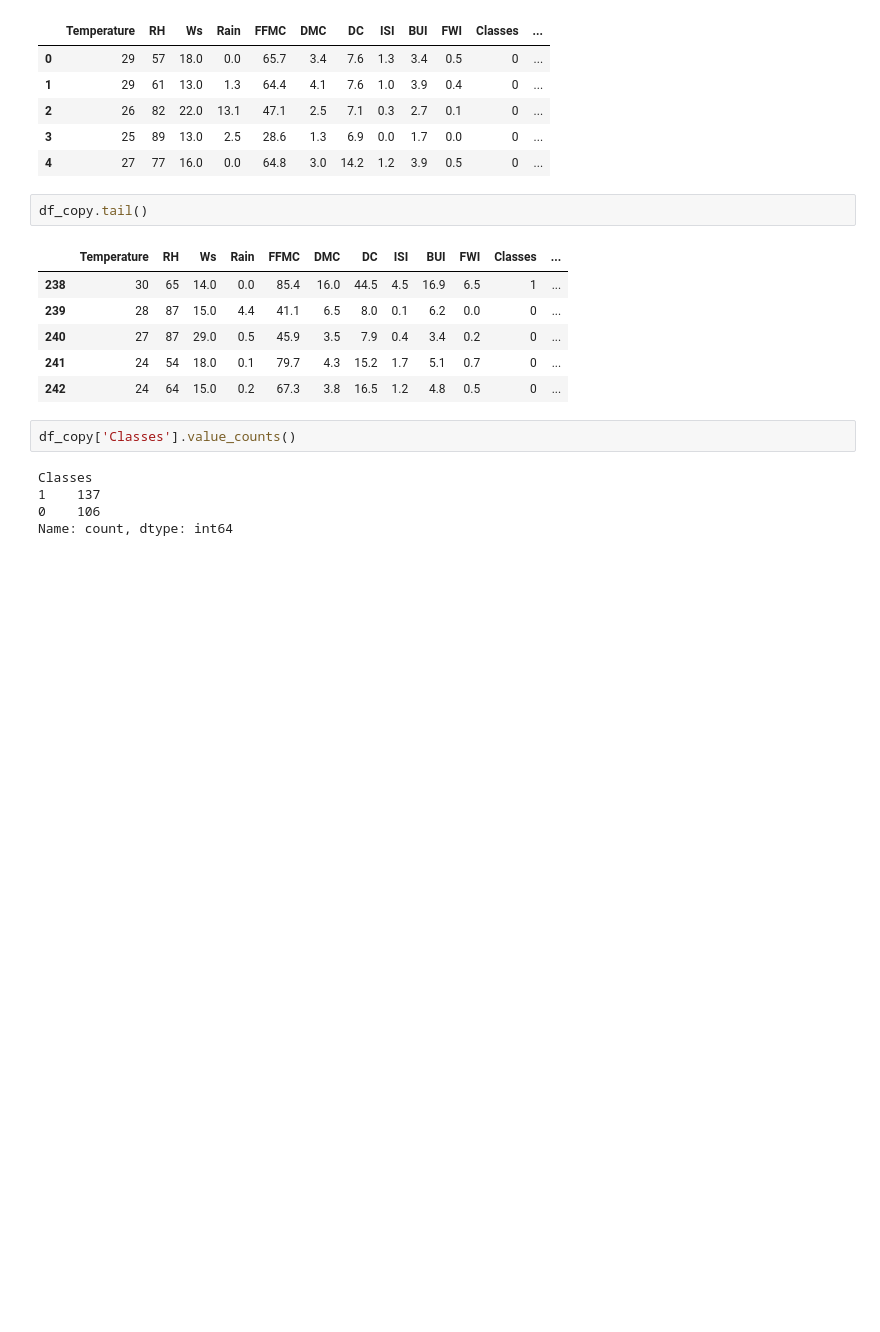
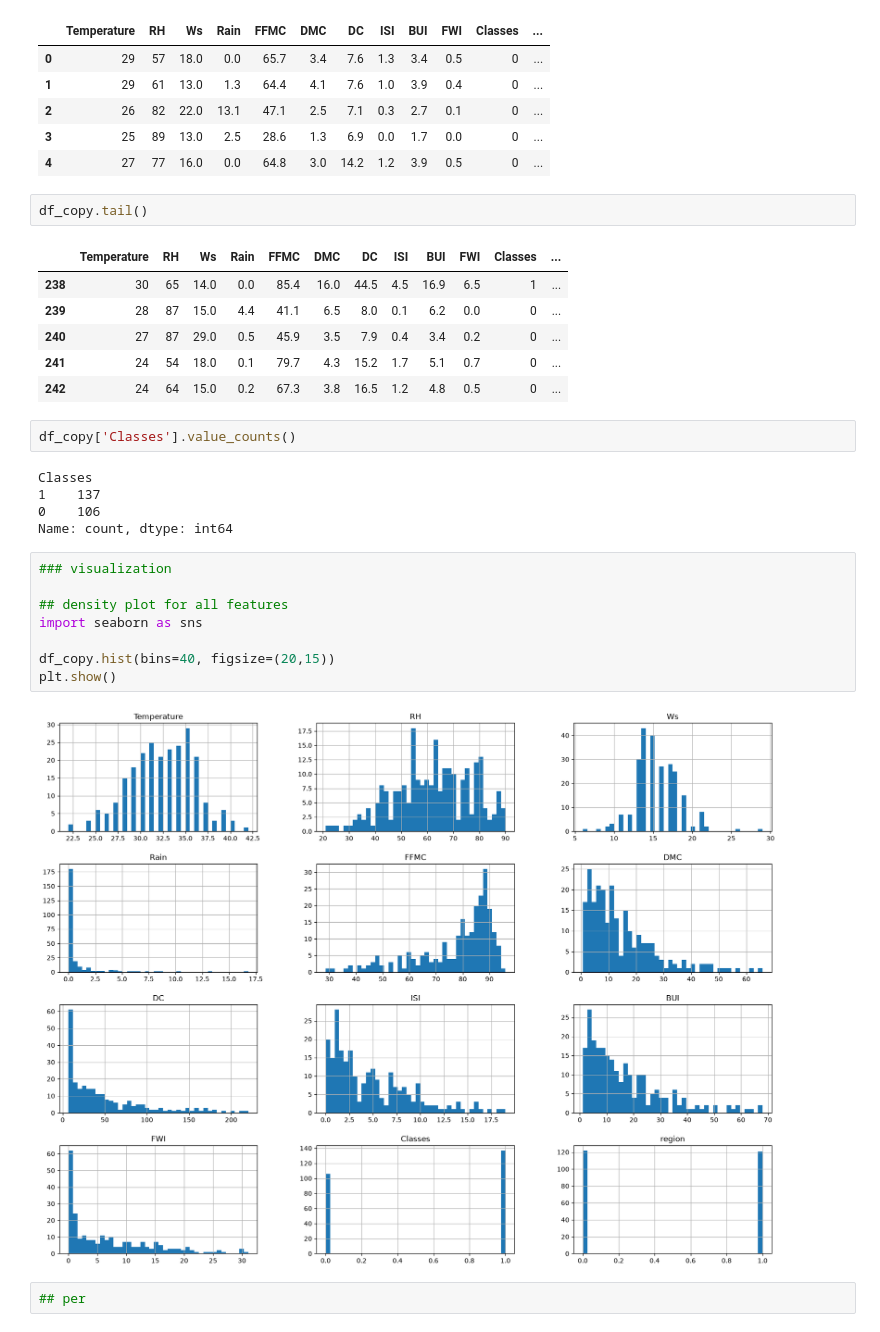
Before and after one commit to Rabiya-gull/Regression-data-analyzation, a Jupyter notebook: ridge_lasso.ipynb, the cells around one changed output. Saved outputs shown, nothing was run; the diff lists cells and outputs as text; blank space fills up the shorter version.

Commit message:
plotting hist plot for all cleaned data till now

```diff
--- a/ridge_lasso.ipynb
+++ b/ridge_lasso.ipynb
@@ -311,3 +311,15 @@ Classes
 1    137
 0    106
 Name: count, dtype: int64
+# %%
+### visualization
+
+## density plot for all features
+import seaborn as sns
+
+df_copy.hist(bins=40, figsize=(20,15))
+plt.show()
+# %% [output]
+[figure, added]
+# %%
+## per
```
